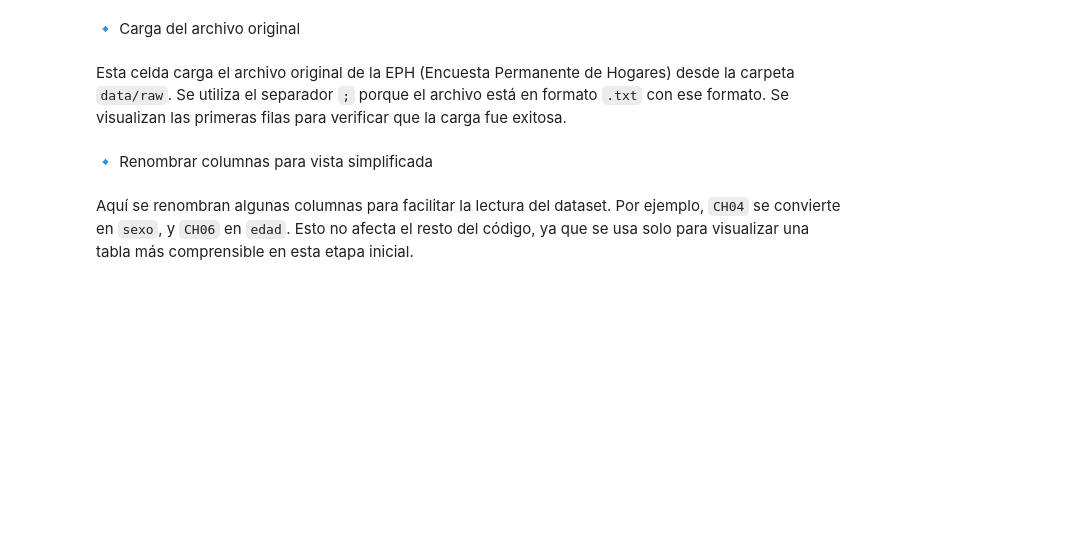
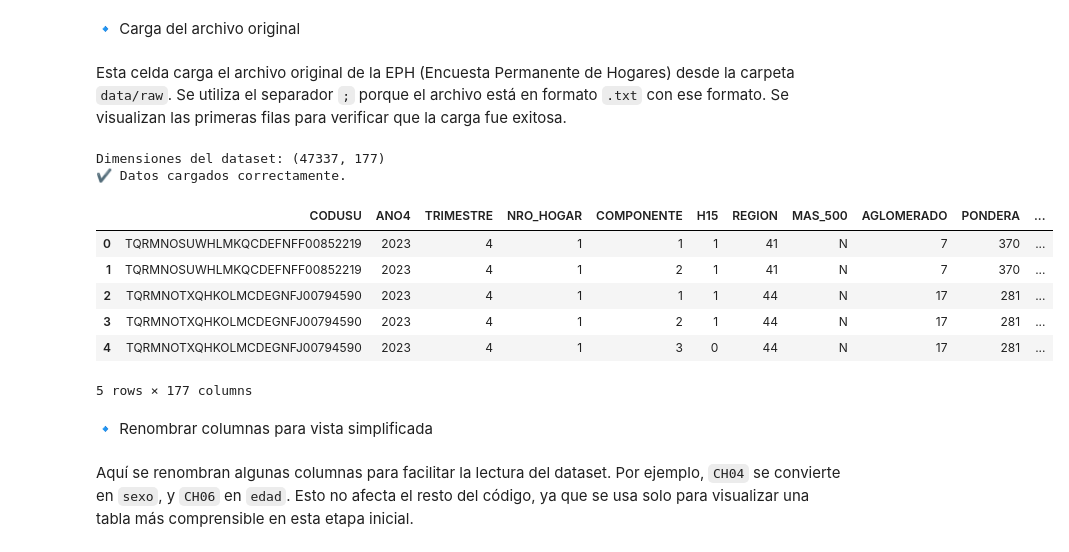
Before and after one commit to belpad24/empleo_clasificacion_eph, a Jupyter notebook: notebooks/ProyectoParcial_AA_PadronBelen.ipynb, the cells around one changed output. Saved outputs shown, nothing was run; the diff lists cells and outputs as text; code cells hidden in the pictures; blank space fills up the shorter version.

```diff
--- a/notebooks/ProyectoParcial_AA_PadronBelen.ipynb
+++ b/notebooks/ProyectoParcial_AA_PadronBelen.ipynb
@@ -7,18 +7,28 @@ Esta celda carga el archivo original de la EPH (Encuesta Permanente de Hogares)
 # %%
 import pandas as pd
 
-# Cambiá el nombre del archivo si usás otro
 ruta= '../data/raw/usu_individual_T423.txt'
 
 # Cargar archivo
 df = pd.read_csv(ruta, sep=";", encoding="latin1", low_memory=False)
+print("Dimensiones del dataset:", df.shape)
 
-# Filtrar solo ocupados y desocupados
-df_nuevo = df_nuevo[df_nuevo["ESTADO"].isin([1, 2])].copy()
+# Filtrar solo por el Estado
+df_nuevo = df[df["ESTADO"].isin([1, 2])].copy()
 df_nuevo["empleado"] = df_nuevo["ESTADO"].apply(lambda x: 1 if x == 1 else 0)
 
 print("✔️ Datos cargados correctamente.")
 df.head()
+# %% [output]
+Dimensiones del dataset: (47337, 177)
+✔️ Datos cargados correctamente.
+|  | CODUSU | ANO4 | TRIMESTRE | NRO_HOGAR | COMPONENTE | H15 | REGION | MAS_500 | AGLOMERADO | PONDERA | ... |
+| 0 | TQRMNOSUWHLMKQCDEFNFF00852219 | 2023 | 4 | 1 | 1 | 1 | 41 | N | 7 | 370 | ... |
+| 1 | TQRMNOSUWHLMKQCDEFNFF00852219 | 2023 | 4 | 1 | 2 | 1 | 41 | N | 7 | 370 | ... |
+| 2 | TQRMNOTXQHKOLMCDEGNFJ00794590 | 2023 | 4 | 1 | 1 | 1 | 44 | N | 17 | 281 | ... |
+| 3 | TQRMNOTXQHKOLMCDEGNFJ00794590 | 2023 | 4 | 1 | 2 | 1 | 44 | N | 17 | 281 | ... |
+| 4 | TQRMNOTXQHKOLMCDEGNFJ00794590 | 2023 | 4 | 1 | 3 | 0 | 44 | N | 17 | 281 | ... |
+5 rows × 177 columns
 # %% [markdown]
 🔹 Renombrar columnas para vista simplificada
 # %% [markdown]
```
Also changed, not shown: parts of 27 cells of this notebook, 4 other files.
